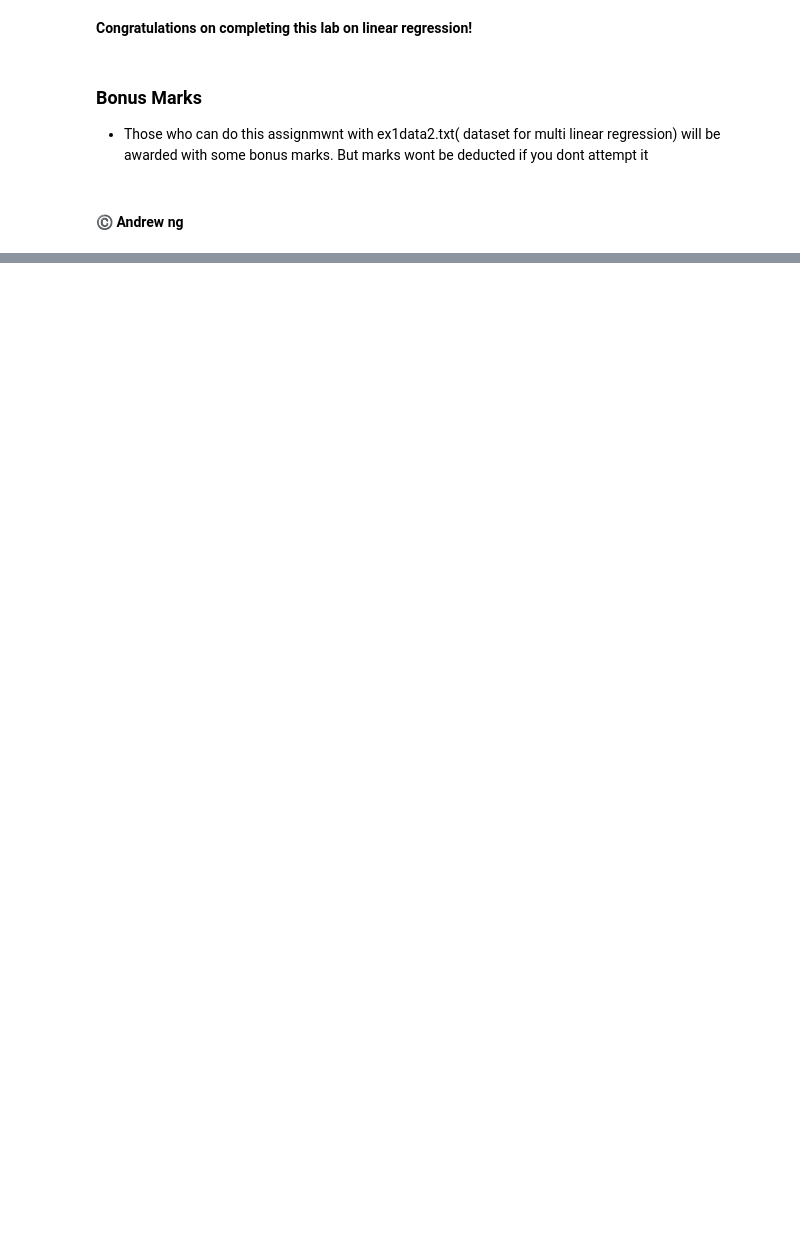
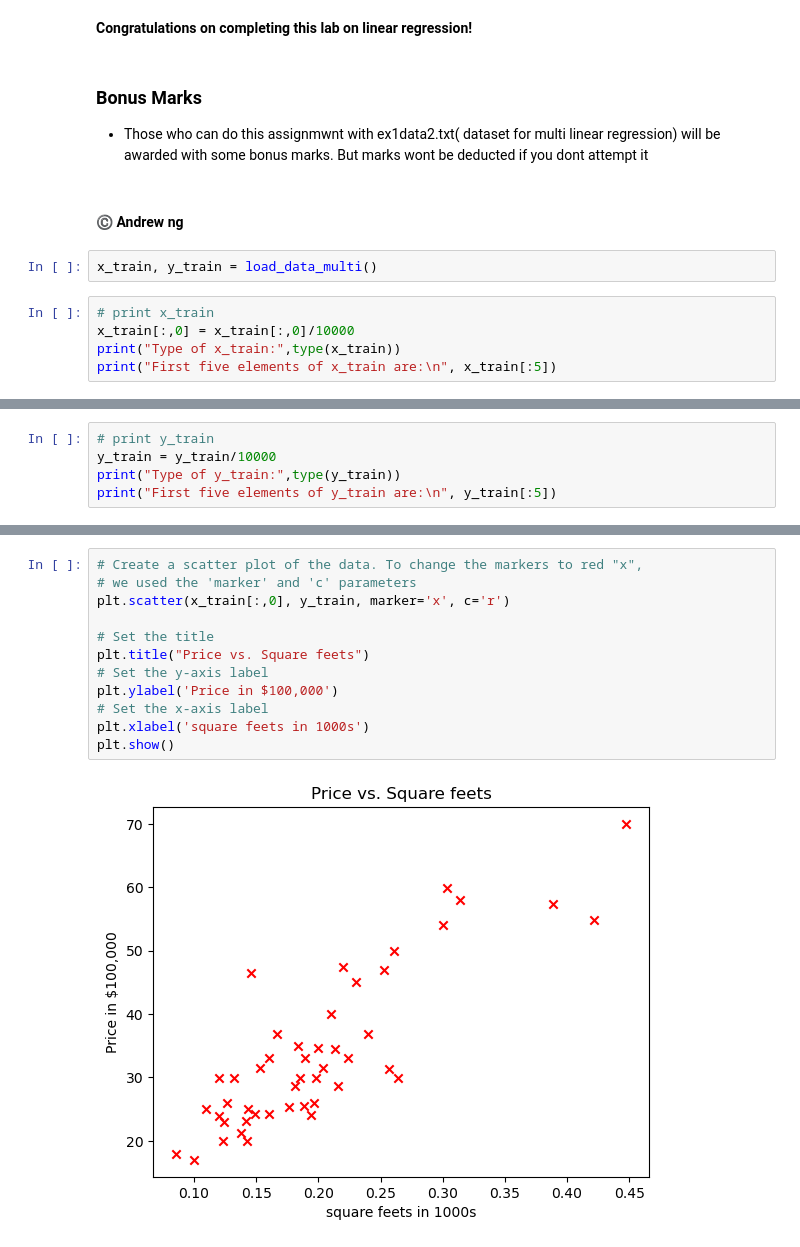
Before and after one commit to HaiderManzoor/gradient_descent_regre, a Jupyter notebook: Regression_GD_.ipynb, the cells around one changed output, grey strips where cells are left out. Drawn from its saved outputs; the diff is of its cells as text; blank space fills up the shorter version.

```diff
--- a/Regression_GD_.ipynb
+++ b/Regression_GD_.ipynb
@@ -630,3 +575,10 @@ Q3 : Explain gradient descent acording to your understanding in your own words
 # %% [markdown]
 
 #### ©️ Andrew ng
+# %%
+x_train, y_train = load_data_multi()
+# %%
+# print x_train
+x_train[:,0] = x_train[:,0]/10000
+print("Type of x_train:",type(x_train))
+print("First five elements of x_train are:\n", x_train[:5])
@@ -632,0 +593,5 @@ Q3 : Explain gradient descent acording to your understanding in your own words
+# %%
+# print y_train
+y_train = y_train/10000
+print("Type of y_train:",type(y_train))
+print("First five elements of y_train are:\n", y_train[:5])
@@ -632,0 +610,14 @@ Q3 : Explain gradient descent acording to your understanding in your own words
+# %%
+# Create a scatter plot of the data. To change the markers to red "x",
+# we used the 'marker' and 'c' parameters
+plt.scatter(x_train[:,0], y_train, marker='x', c='r')
+
+# Set the title
+plt.title("Price vs. Square feets")
+# Set the y-axis label
+plt.ylabel('Price in $100,000')
+# Set the x-axis label
+plt.xlabel('square feets in 1000s')
+plt.show()
+# %% [output]
+[figure, added]
```
Also changed, not shown: parts of 16 cells of this notebook.
